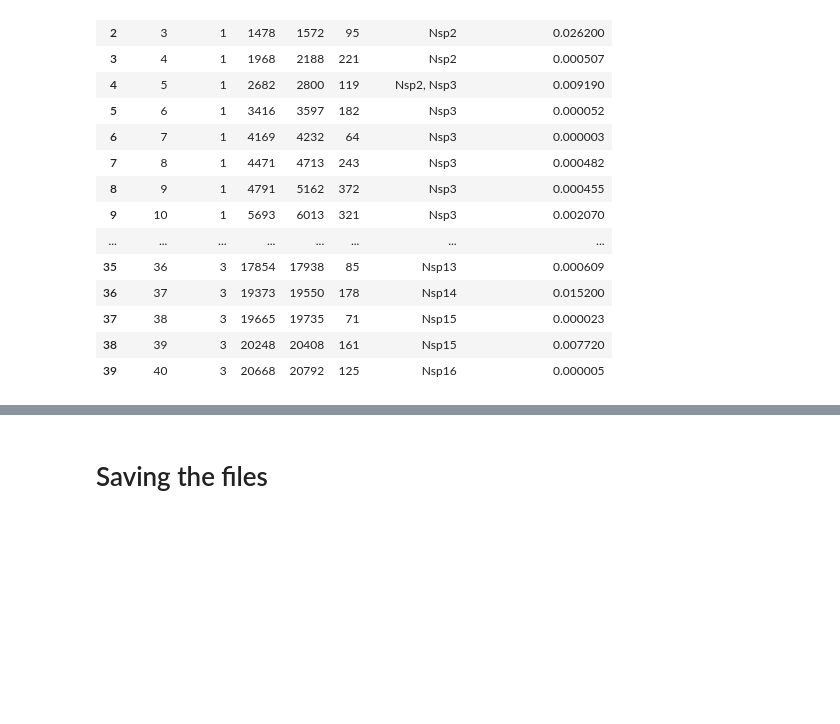
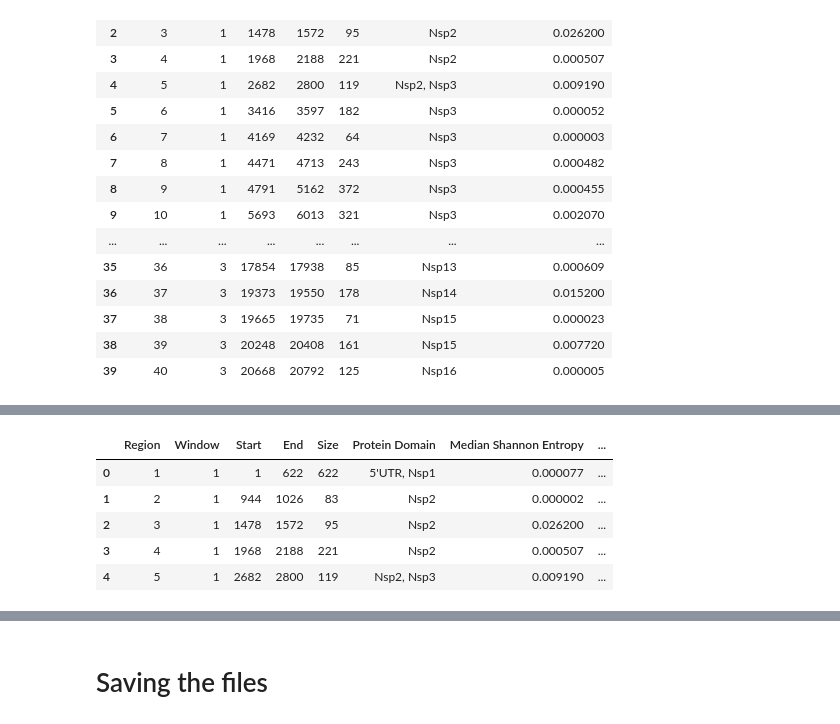
Before and after one commit to iamakhilverma/conserved_stretches_in_sars_cov2, a Jupyter notebook: notebooks_and_scripts/notebook_002.ipynb, the cells around one changed output, grey strips where cells are left out. Drawn from its saved outputs; the diff is of its cells as text; code cells hidden in the pictures; blank space fills up the shorter version.

```diff
--- a/notebooks_and_scripts/notebook_002.ipynb
+++ b/notebooks_and_scripts/notebook_002.ipynb
@@ -774,0 +796,11 @@ Nsp14
+# %%
+df_mol_cell_supp["Mutations with percentage abundance >= 0.1"] = ""
+df_mol_cell_supp["Mutations with percentage abundance >= 1"] = ""
+df_mol_cell_supp.head()
+# %% [output]
+|  | Region | Window | Start | End | Size | Protein Domain | Median Shannon Entropy | ... |
+| 0 | 1 | 1 | 1 | 622 | 622 | 5'UTR, Nsp1 | 0.000077 | ... |
+| 1 | 2 | 1 | 944 | 1026 | 83 | Nsp2 | 0.000002 | ... |
+| 2 | 3 | 1 | 1478 | 1572 | 95 | Nsp2 | 0.026200 | ... |
+| 3 | 4 | 1 | 1968 | 2188 | 221 | Nsp2 | 0.000507 | ... |
+| 4 | 5 | 1 | 2682 | 2800 | 119 | Nsp2, Nsp3 | 0.009190 | ... |
```
Also changed, not shown: parts of 7 cells of this notebook.
